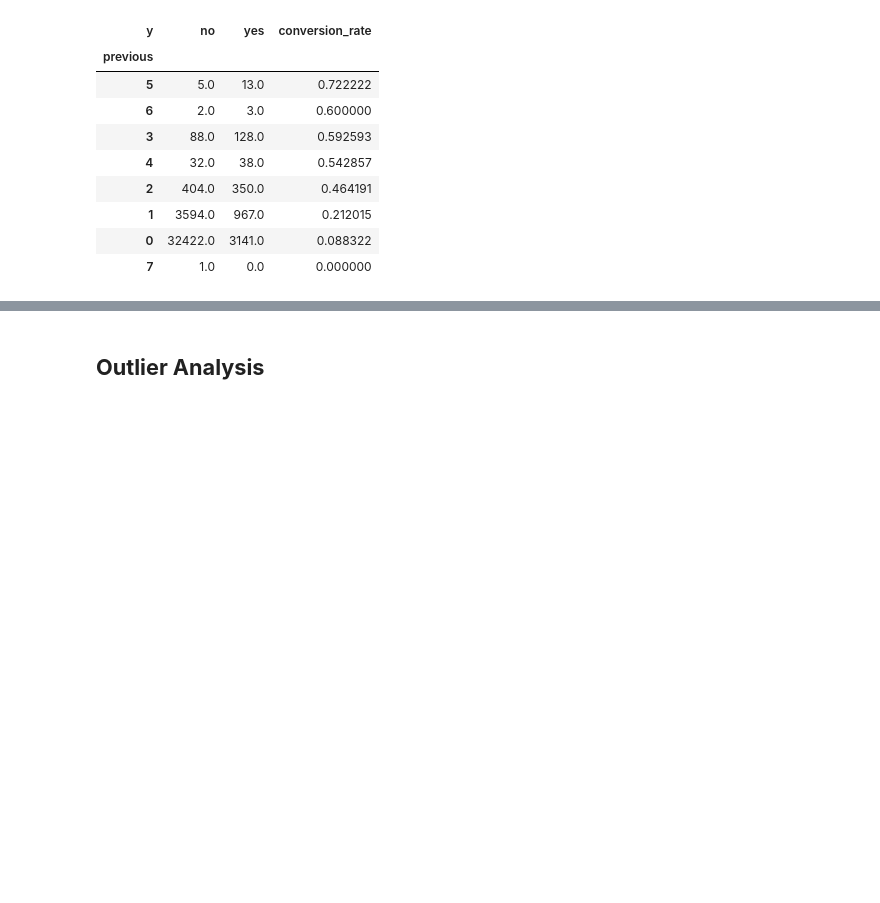
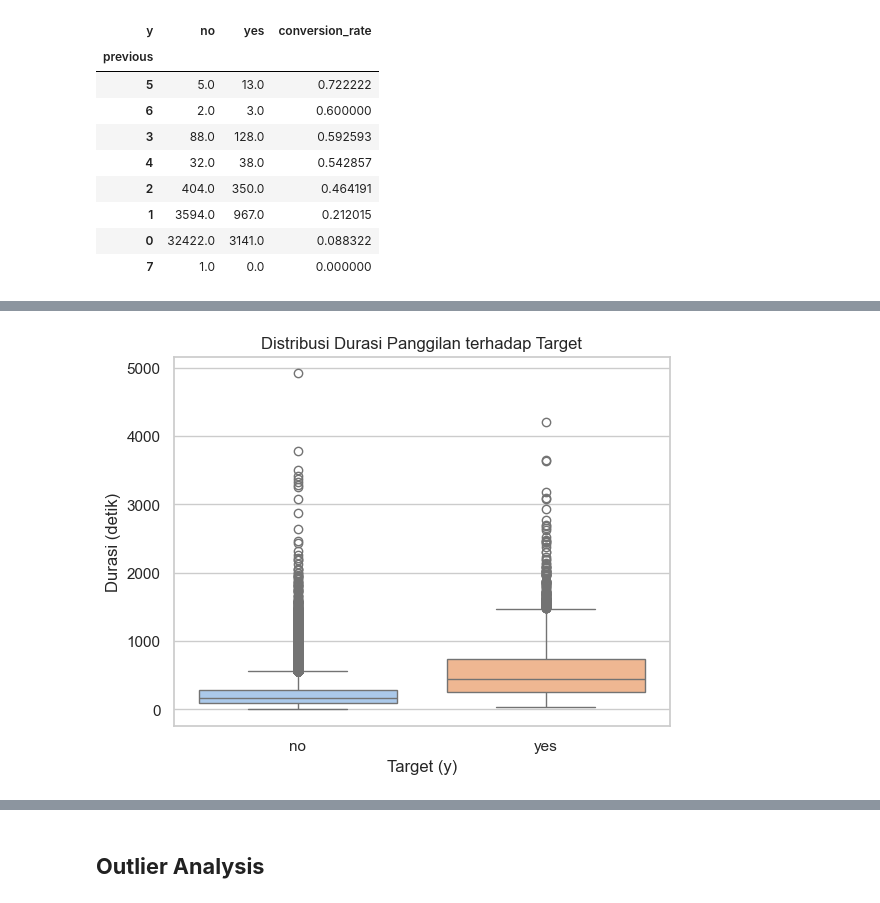
Before and after one commit to akmalraafid25/BetaGroup_JC_DS_OL_FinalProject, a Jupyter notebook: FinalProject.ipynb, the cells around one changed output, grey strips where cells are left out. Cells and saved outputs as stored; diff of their text form; code cells hidden in the pictures; blank space fills up the shorter version.

```diff
--- a/FinalProject.ipynb
+++ b/FinalProject.ipynb
@@ -170,6 +187,8 @@ pd.set_option('display.max_columns', None)
 warnings.filterwarnings('ignore')
 # %%
 df = pd.read_csv('bank-additional-full.csv', sep= ';')
+# %%
+df_ml = df.copy()
 # %%
 df.head()
 # %% [output]
@@ -1206,0 +947,4 @@ previous_conversion_sorted
+# %%
+# Hapus duplikat
+df_ml.drop_duplicates(inplace=True)
+print(f"Ukuran data setelah duplikat dihapus: {df_ml.shape}")
@@ -1206,0 +985,8 @@ previous_conversion_sorted
+# %%
+sns.boxplot(x=df_ml['y'], y=df_ml['duration'], palette="pastel")
+plt.title("Distribusi Durasi Panggilan terhadap Target")
+plt.xlabel("Target (y)")
+plt.ylabel("Durasi (detik)")
+plt.show()
+# %% [output]
+[figure, added]
```
Also changed, not shown: parts of 84 cells of this notebook.
